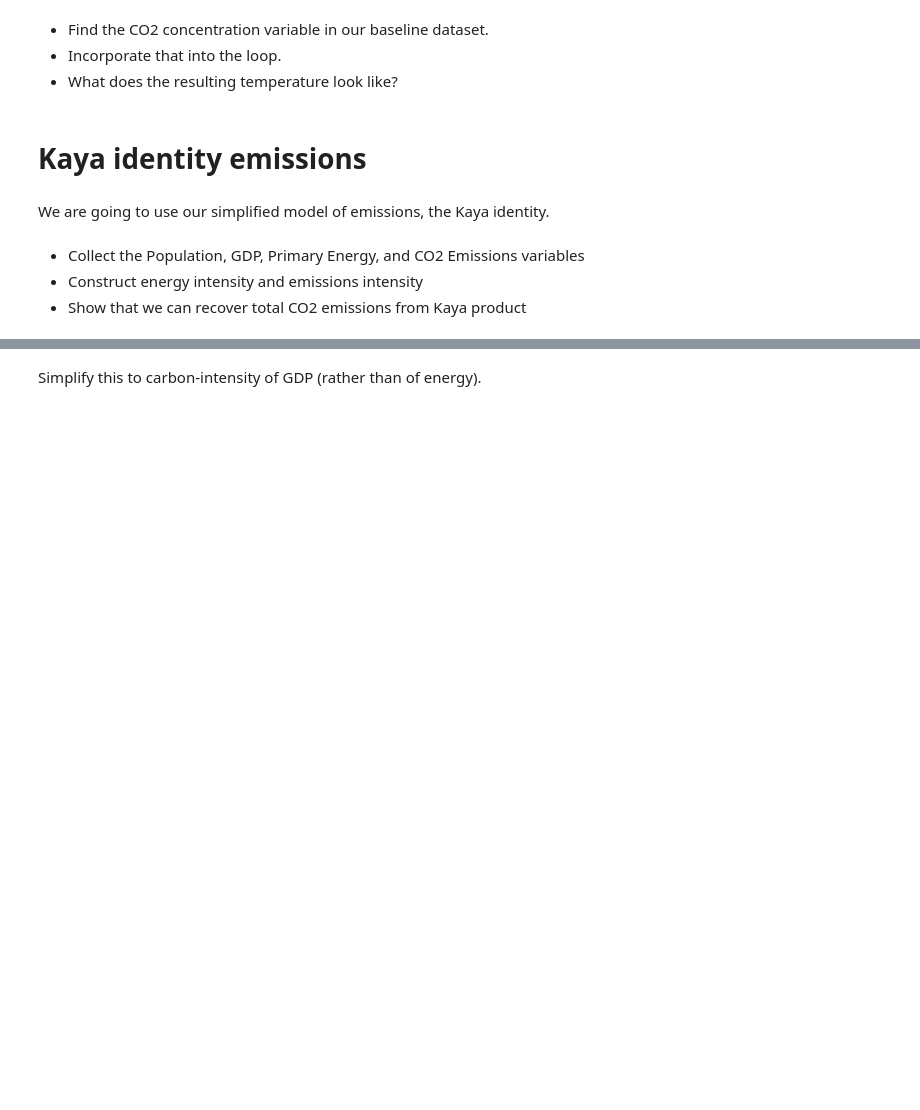
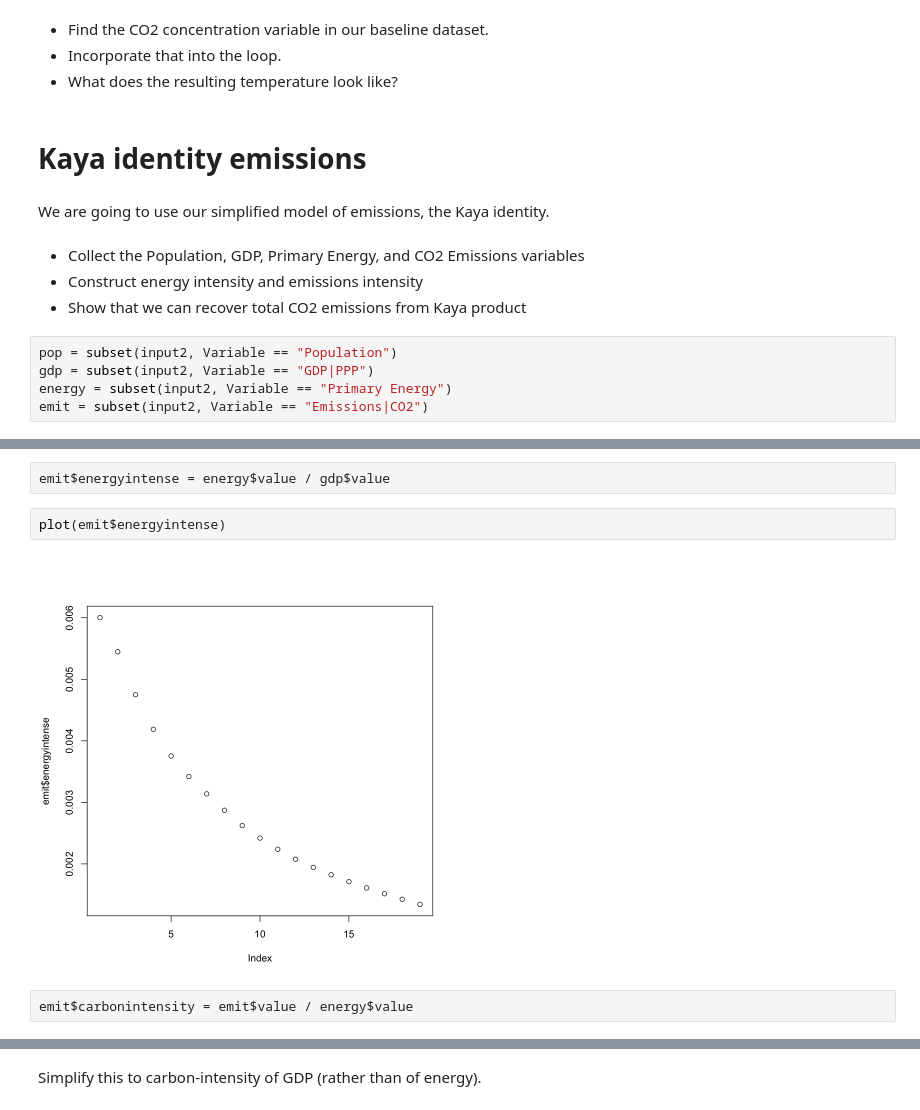
Before and after one commit to jrising/ccecon2025, a Jupyter notebook: Lab 4 - Integrated Assessment.ipynb, the cells around one changed output, grey strips where cells are left out. Saved outputs shown, nothing was run; the diff lists cells and outputs as text; blank space fills up the shorter version.

```diff
--- a/Lab 4 - Integrated Assessment.ipynb
+++ b/Lab 4 - Integrated Assessment.ipynb
@@ -94,3 +175,8 @@ We are going to use our simplified model of emissions, the Kaya identity.
  - Collect the Population, GDP, Primary Energy, and CO2 Emissions variables
  - Construct energy intensity and emissions intensity
  - Show that we can recover total CO2 emissions from Kaya product
+# %%
+pop = subset(input2, Variable == "Population")
+gdp = subset(input2, Variable == "GDP|PPP")
+energy = subset(input2, Variable == "Primary Energy")
+emit = subset(input2, Variable == "Emissions|CO2")
@@ -96,0 +195,8 @@ We are going to use our simplified model of emissions, the Kaya identity.
+# %%
+emit$energyintense = energy$value / gdp$value
+# %%
+plot(emit$energyintense)
+# %% [output]
+[figure, added]
+# %%
+emit$carbonintensity = emit$value / energy$value
```
Also changed, not shown: parts of 25 cells of this notebook, 1 other file.
